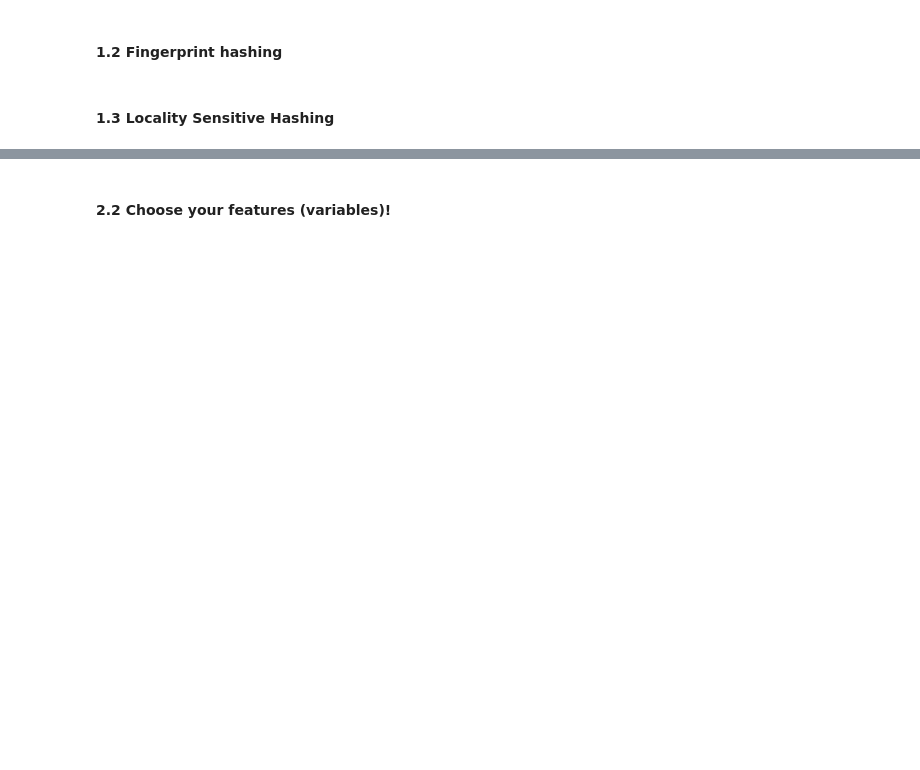
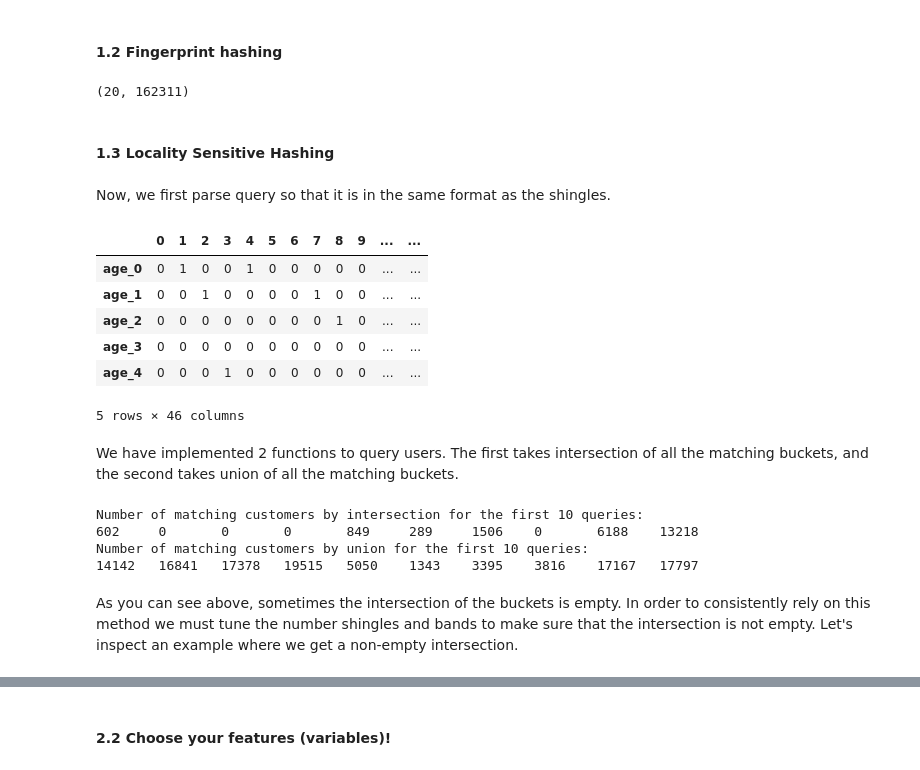
Before and after one commit to cem-sirin/ADM_4, a Jupyter notebook: main.ipynb, the cells around one changed output, grey strips where cells are left out. Cells and saved outputs as stored; diff of their text form; code cells hidden in the pictures; blank space fills up the shorter version.

```diff
--- a/main.ipynb
+++ b/main.ipynb
@@ -15,0 +55,4 @@ data.dropna(inplace=True)
+# %%
+age_groups = pd.qcut(customers['age'], quantiles).unique().sort_values()
+balance_groups = pd.qcut(customers['balance'], quantiles).unique().sort_values()
+tamount_groups = pd.qcut(customers['ave_tamount'], quantiles).unique().sort_values()
@@ -16,2 +85,23 @@ data.dropna(inplace=True)
 # %% [markdown]
 #### 1.2 Fingerprint hashing
+# %%
+# import sparse matrix for shingles
+from scipy import sparse
+
+def get_signatures(shingles, signature_length: int) -> np.ndarray:
+    # set seed for reproducibility
+    np.random.seed(123)
+    signatures = np.full((signature_length, shingles.shape[1]), np.nan, dtype=np.int32)
+    for i in range(signature_length):
+
+        idx = np.random.choice(shingles.index, shingles.shape[0], replace=False)
+        sparse_shingles = sparse.csc_matrix(shingles.loc[idx].values)
+        rowidx = sparse_shingles.nonzero()[0]
+        colidx = sparse_shingles.nonzero()[1]
+        signatures[i,:] = rowidx[np.unique(colidx, return_index=True)[1]]
+    return signatures
+# %%
+signatures = get_signatures(shingles, signature_length=20)
+signatures.shape
+# %% [output]
+(20, 162311)
@@ -18,2 +123,30 @@ data.dropna(inplace=True)
 # %% [markdown]
 #### 1.3 Locality Sensitive Hashing
+# %% [markdown]
+Now, we first parse query so that it is in the same format as the shingles.
+# %%
+query_users = datas.getQueryUsers()
+query_users['age_group'] = query_users['age'].apply(lambda x: getGroup(age_groups, x))
+query_users['balance_group'] = query_users['balance'].apply(lambda x: getGroup(balance_groups, x))
+query_users['tamount_group'] = query_users['tamount'].apply(lambda x: getGroup(tamount_groups, x))
+query_users.index = range(len(query_users))
+
+query_shingles = pd.DataFrame(index=query_users.index)
+query_shingles = pd.concat([query_shingles, pd.get_dummies(query_users['age_group'], prefix='age')], axis=1)
+query_shingles = pd.concat([query_shingles, pd.get_dummies(query_users['balance_group'], prefix='balance')], axis=1)
+query_shingles = pd.concat([query_shingles, pd.get_dummies(query_users['tamount_group'], prefix='tamount')], axis=1)
+query_shingles = query_shingles.T
+
+query_signatures = get_signatures(query_shingles, signature_length=20)
+
+query_shingles.head()
+# %% [output]
+|  | 0 | 1 | 2 | 3 | 4 | 5 | 6 | 7 | 8 | 9 | ... | ... |
+| age_0 | 0 | 1 | 0 | 0 | 1 | 0 | 0 | 0 | 0 | 0 | ... | ... |
+| age_1 | 0 | 0 | 1 | 0 | 0 | 0 | 0 | 1 | 0 | 0 | ... | ... |
+| age_2 | 0 | 0 | 0 | 0 | 0 | 0 | 0 | 0 | 1 | 0 | ... | ... |
+| age_3 | 0 | 0 | 0 | 0 | 0 | 0 | 0 | 0 | 0 | 0 | ... | ... |
+| age_4 | 0 | 0 | 0 | 1 | 0 | 0 | 0 | 0 | 0 | 0 | ... | ... |
+5 rows × 46 columns
+# %% [markdown]
+We have implemented 2 functions to query users. The first takes intersection of all the matching buckets, and the second takes union of all the matching buckets.
@@ -19,0 +185,22 @@ data.dropna(inplace=True)
+# %%
+band_size = 2
+
+buckets = create_buckets(signatures, band_size=band_size)
+
+intersections, _ = get_intersection(buckets, query_signatures, band_size=band_size)
+print('Number of matching customers by intersection for the first 10 queries:')
+for i in range(10):
+    print(len(intersections[i]), end='\t')
+
+
+print('\nNumber of matching customers by union for the first 10 queries:')
+unions, _ = get_unions(buckets, query_signatures, band_size=band_size)
+for i in range(10):
+    print(len(unions[i]), end='\t')
+# %% [output]
+Number of matching customers by intersection for the first 10 queries:
+602     0       0       0       849     289     1506    0       6188    13218
+Number of matching customers by union for the first 10 queries:
+14142   16841   17378   19515   5050    1343    3395    3816    17167   17797
+# %% [markdown]
+As you can see above, sometimes the intersection of the buckets is empty. In order to consistently rely on this method we must tune the number shingles and bands to make sure that the intersection is not empty. Let's inspect an example where we get a non-empty intersection.
```
Also changed, not shown: parts of 37 cells of this notebook, 15 other files.
